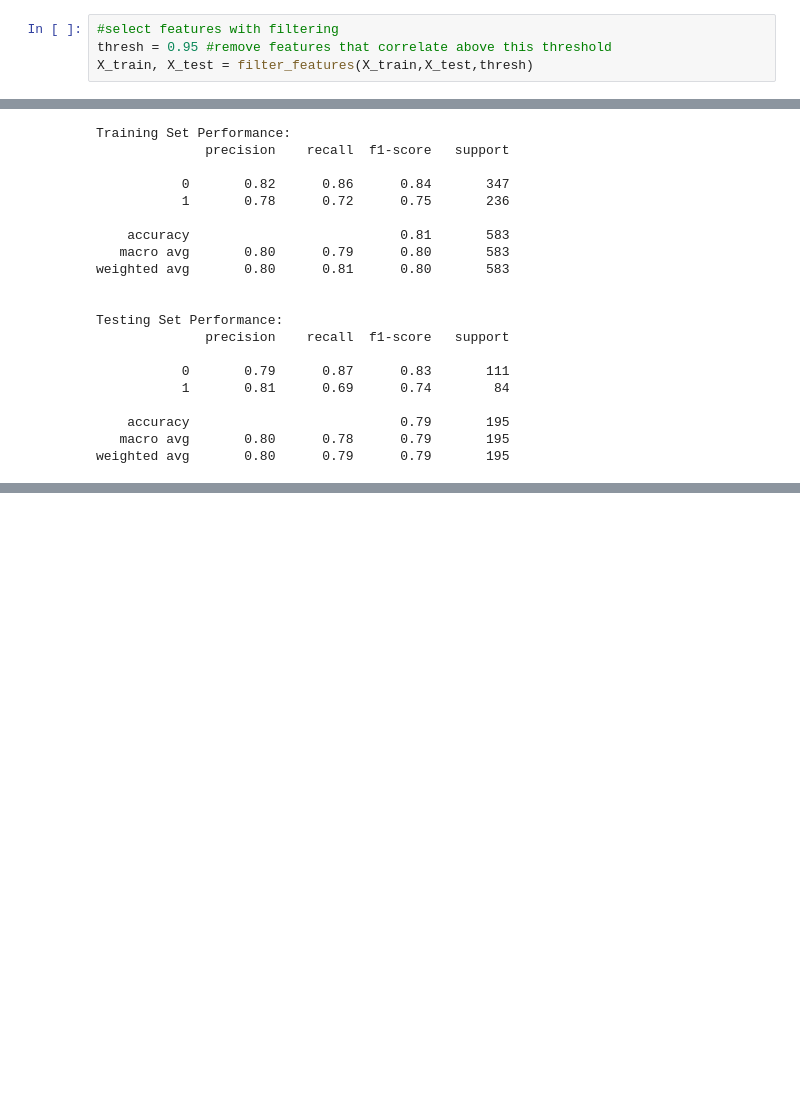
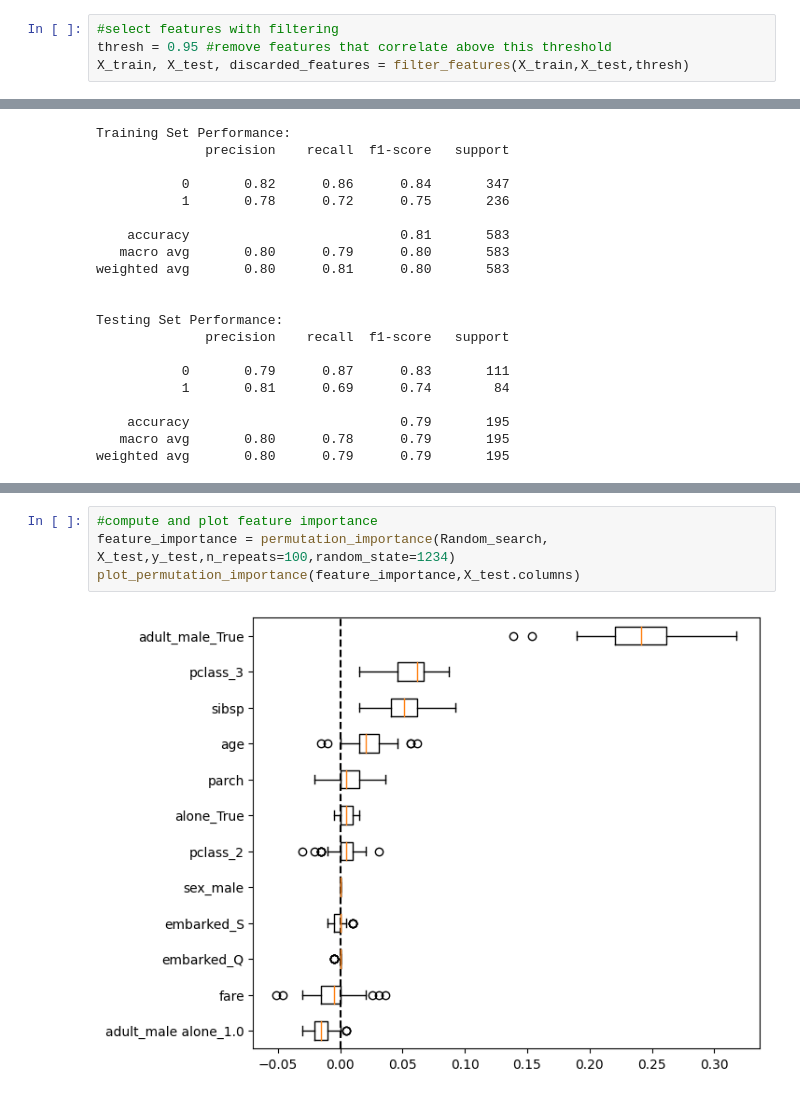
Before and after one commit to rudyvdbrink/Predictive_modeling_skeletonscripts, a Jupyter notebook: example_fit_linear_model.ipynb, the cells around one changed output, grey strips where cells are left out. Drawn from its saved outputs; the diff is of its cells as text; blank space fills up the shorter version.

Commit message:
Added feature importance plots

```diff
--- a/example_fit_linear_model.ipynb
+++ b/example_fit_linear_model.ipynb
@@ -196,4 +197,4 @@ X_test  = feature_engineer(X_test,columns_to_interact,columns_to_dummycode)
 # %%
 #select features with filtering
 thresh = 0.95 #remove features that correlate above this threshold
-X_train, X_test = filter_features(X_train,X_test,thresh)
+X_train, X_test, discarded_features = filter_features(X_train,X_test,thresh)
@@ -293,0 +297,6 @@ Test ROC AUC  Score: 0.8432003432003432
+# %%
+#compute and plot feature importance
+feature_importance = permutation_importance(Random_search, X_test,y_test,n_repeats=100,random_state=1234)
+plot_permutation_importance(feature_importance,X_test.columns)
+# %% [output]
+[figure, added]
```
Also changed, not shown: parts of 4 cells of this notebook, 4 other files.
